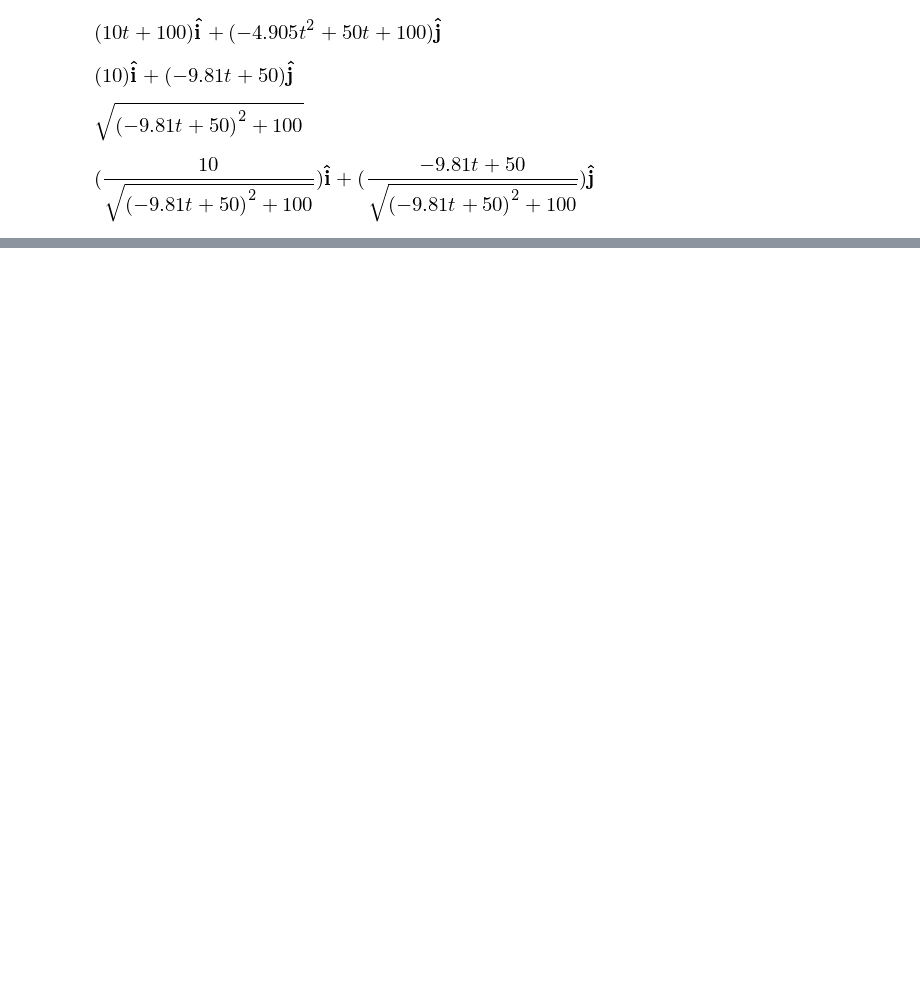
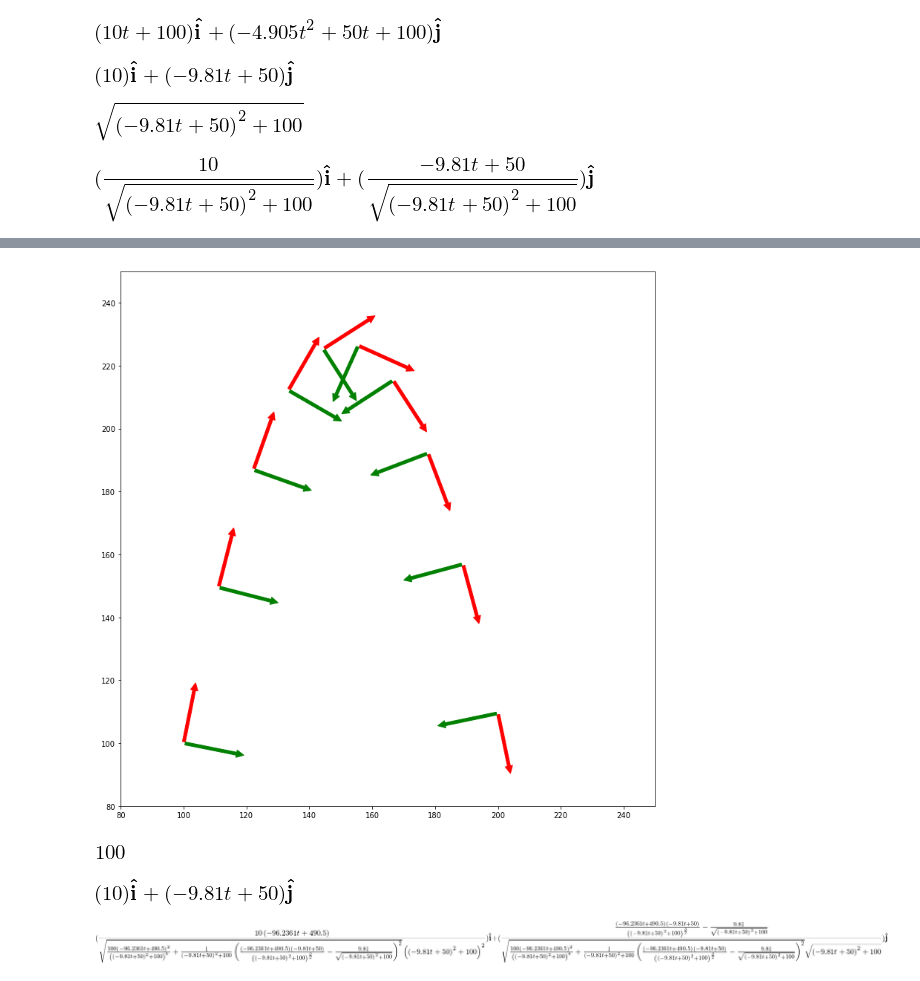
Before and after one commit to cauelopes30/BMC, a Jupyter notebook: notebooks/Untitled.ipynb, the cells around one changed output, grey strips where cells are left out. Drawn from its saved outputs; the diff is of its cells as text; code cells hidden in the pictures; blank space fills up the shorter version.

Commit message:
time varying

```diff
--- a/notebooks/Untitled.ipynb
+++ b/notebooks/Untitled.ipynb
@@ -33,0 +50,39 @@ C =
+# %%
+from sympy.plotting import plot_parametric
+fig = plt.figure()
+plt.rcParams['figure.figsize']=10,10
+ax = fig.add_axes([0,0,1,1])
+time = np.linspace(0,10,10)
+for instant in time:
+    vetor1 = FancyArrowPatch([float(r.subs(t,instant).dot(O.i)),float(r.subs(t,instant).dot(O.j))],
+                             [float(r.subs(t,instant).dot(O.i))+20*float(et.subs(t,instant).dot(O.i)),float(r.subs(t,instant).dot(O.j)) + 20*float(et.subs(t,instant).dot(O.j))],
+                             mutation_scale=20,color='r')
+    vetor2 = FancyArrowPatch([float(r.subs(t,instant).dot(O.i)),float(r.subs(t,instant).dot(O.j))],
+                             [float(r.subs(t,instant).dot(O.i))+20*float(en.subs(t,instant).dot(O.i)),float(r.subs(t,instant).dot(O.j)) + 20*float(en.subs(t,instant).dot(O.j))],
+                             mutation_scale=20,color='g')
+
+    ax.add_artist(vetor1)
+    ax.add_artist(vetor2)
+
+
+plt.xlim((80,250))
+plt.ylim((80,250))
+plt.show()
+r.subs(t,0).dot(O.i)
+# %% [output]
+[figure, added]
+[figure, added]
+# %%
+v = vNorm*et
+v
+# %% [output]
+[figure, added]
+# %%
+vNormDot = sym.diff(vNorm,t)
+vNormDot
+(vNorm**2)
+sym.sqrt(C.dot(C))
+CNorm
+en
+# %% [output]
+[figure, added]
```
Also changed, not shown: parts of 10 cells of this notebook, 1 other file.
